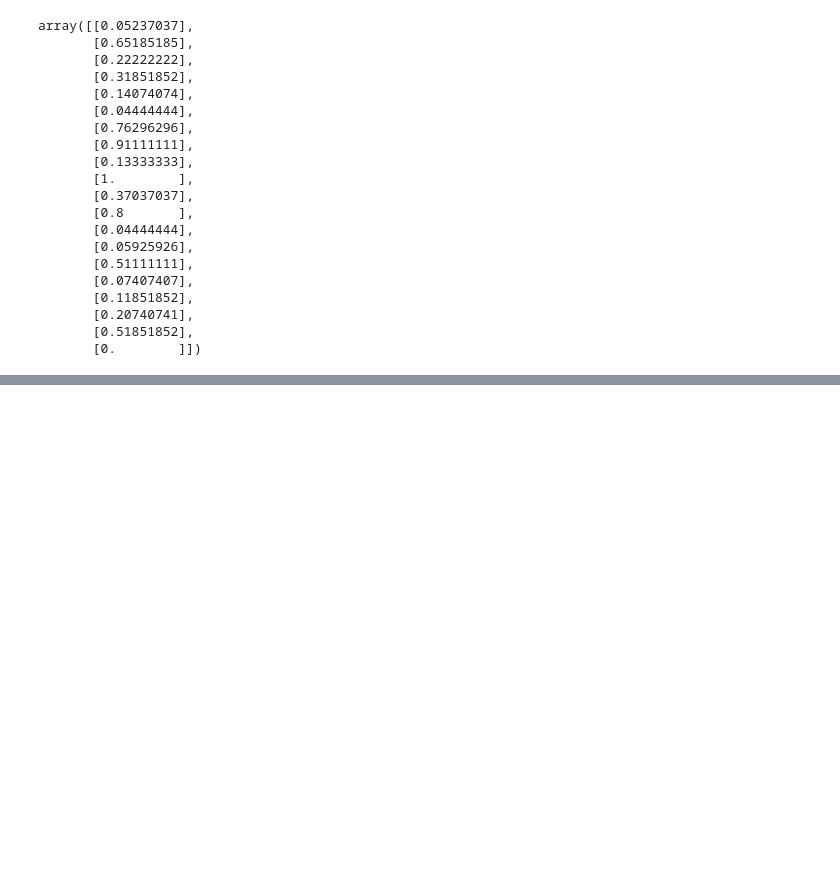
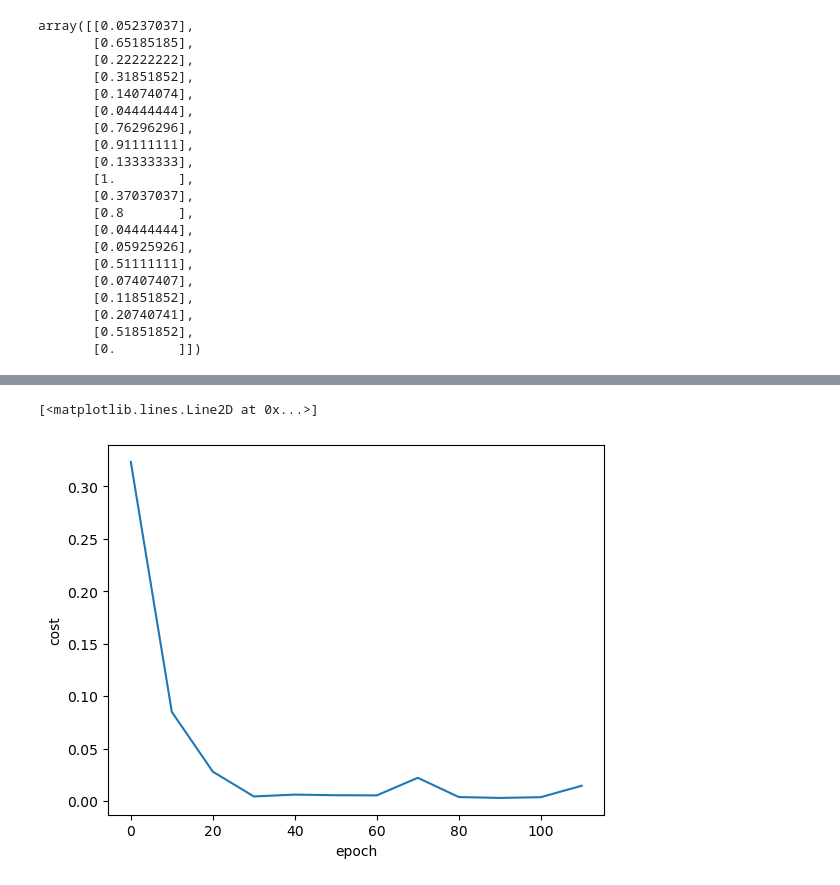
Before and after one commit to MDSAZZADSIDDIQUE/Implementation-Of-Stochastic-Versus-Batch-Versus-Mini-Batch-Gradient-Descent, a Jupyter notebook: Implementation of Stochastic Versus Batch Versus Mini Batch Gradient Descent.ipynb, the cells around one changed output, grey strips where cells are left out. Drawn from its saved outputs; the diff is of its cells as text; code cells hidden in the pictures; blank space fills up the shorter version.

```diff
--- a/Implementation of Stochastic Versus Batch Versus Mini Batch Gradient Descent.ipynb
+++ b/Implementation of Stochastic Versus Batch Versus Mini Batch Gradient Descent.ipynb
@@ -91,0 +179,7 @@ def batch_gradient_descent(X, y_true, epochs, learning_rate = 0.01):
+# %%
+plt.xlabel("epoch")
+plt.ylabel("cost")
+plt.plot(epoch_list_mbgd,cost_list_mbgd)
+# %% [output]
+[<matplotlib.lines.Line2D at 0x...>]
+[figure, added]
```
Also changed, not shown: parts of 7 cells of this notebook.
